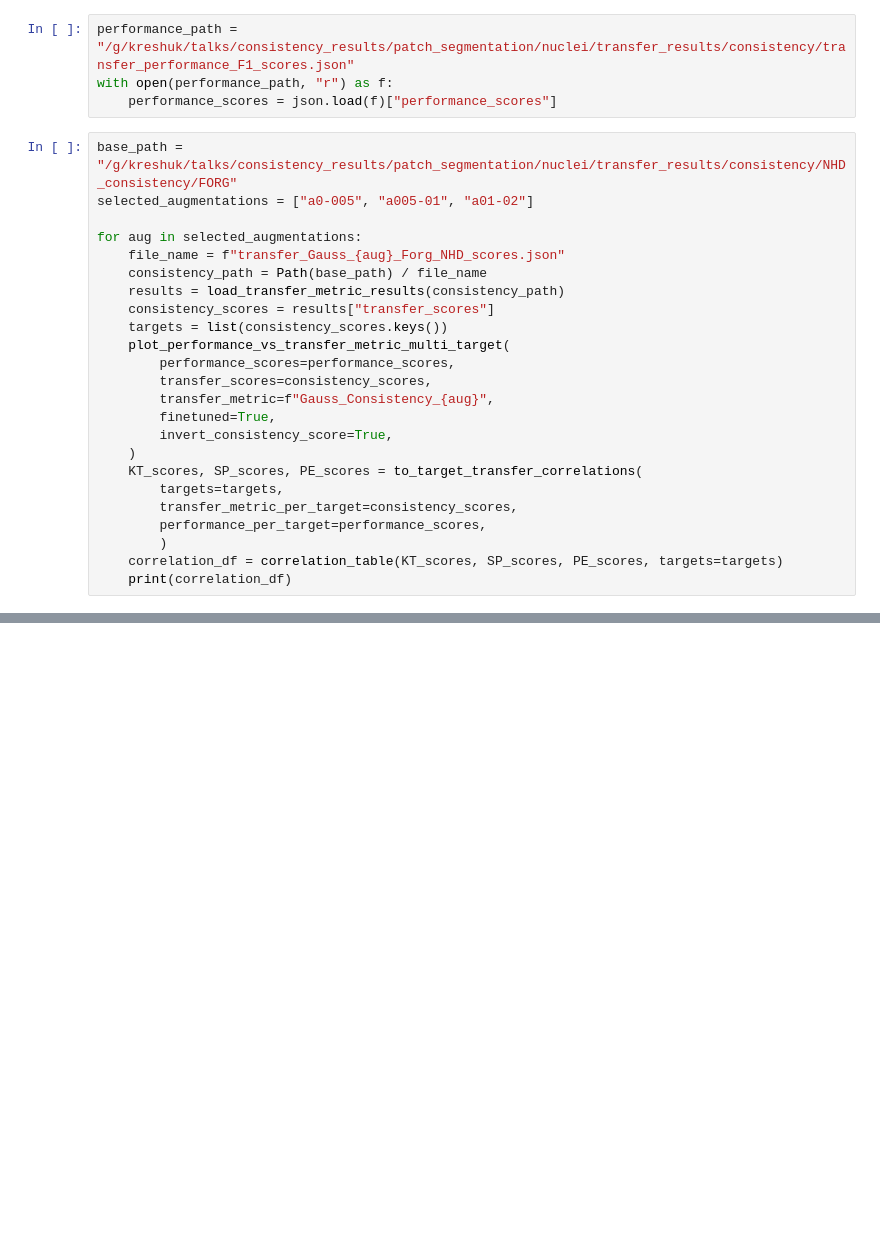
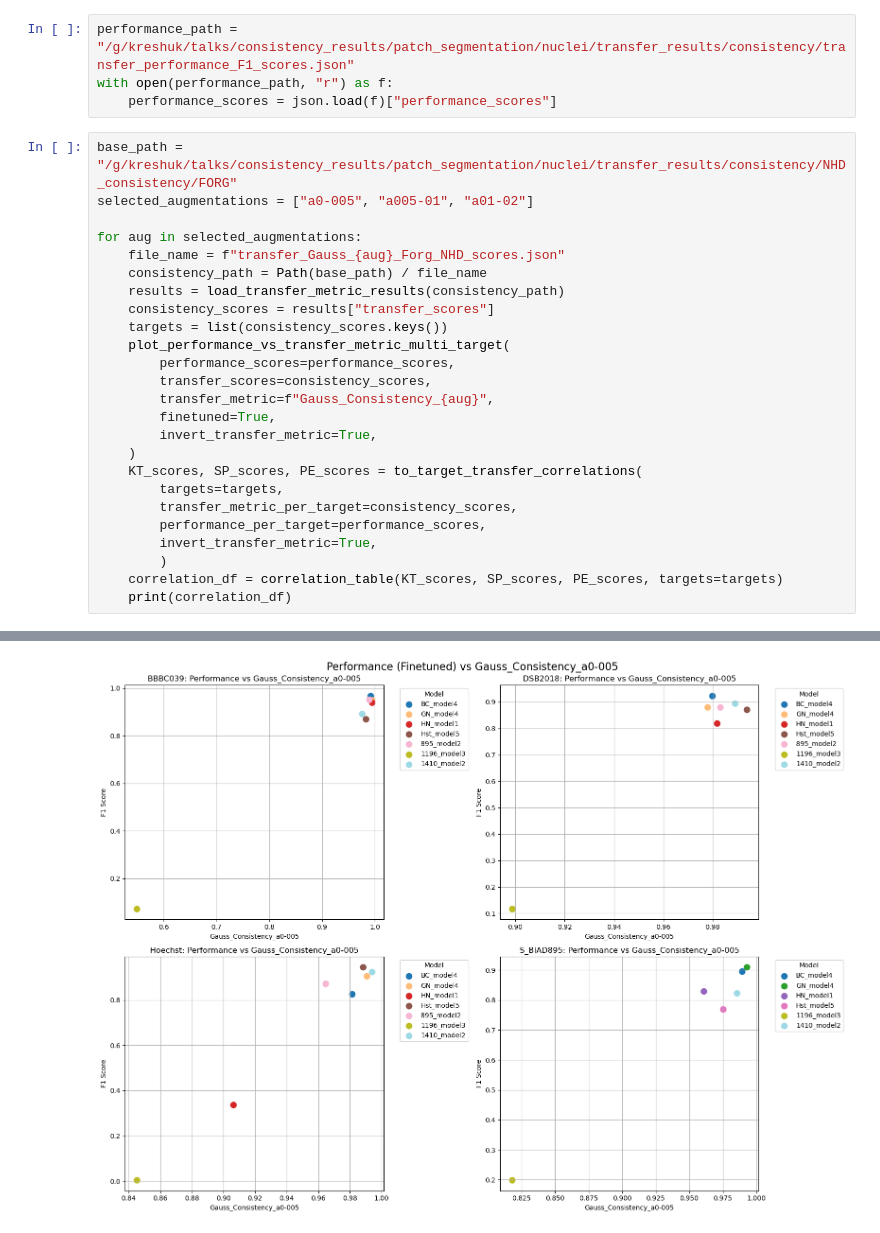
Before and after one commit to kreshuklab/model_ranking, a Jupyter notebook: notebooks/model_selection/consistency/nuclei/per_perturbation_strength_correlations/nuclei_consistency_vs_F1_gauss_NHD.ipynb, the cells around one changed output, grey strips where cells are left out. Drawn from its saved outputs; the diff is of its cells as text; blank space fills up the shorter version.

```diff
--- a/notebooks/model_selection/consistency/nuclei/per_perturbation_strength_correlations/nuclei_consistency_vs_F1_gauss_NHD.ipynb
+++ b/notebooks/model_selection/consistency/nuclei/per_perturbation_strength_correlations/nuclei_consistency_vs_F1_gauss_NHD.ipynb
@@ -31,12 +29,13 @@ for aug in selected_augmentations:
         transfer_scores=consistency_scores,
         transfer_metric=f"Gauss_Consistency_{aug}",
         finetuned=True,
-        invert_consistency_score=True,
+        invert_transfer_metric=True,
     )
     KT_scores, SP_scores, PE_scores = to_target_transfer_correlations(
         targets=targets,
         transfer_metric_per_target=consistency_scores,
         performance_per_target=performance_scores,
+        invert_transfer_metric=True,
         )
     correlation_df = correlation_table(KT_scores, SP_scores, PE_scores, targets=targets)
     print(correlation_df)
@@ -44,0 +50 @@ Loaded Transfer metric results from: /g/kreshuk/talks/consistency_results/patch_
+[figure, added]
```
Also changed, not shown: parts of 2 cells of this notebook, 4 other files.
